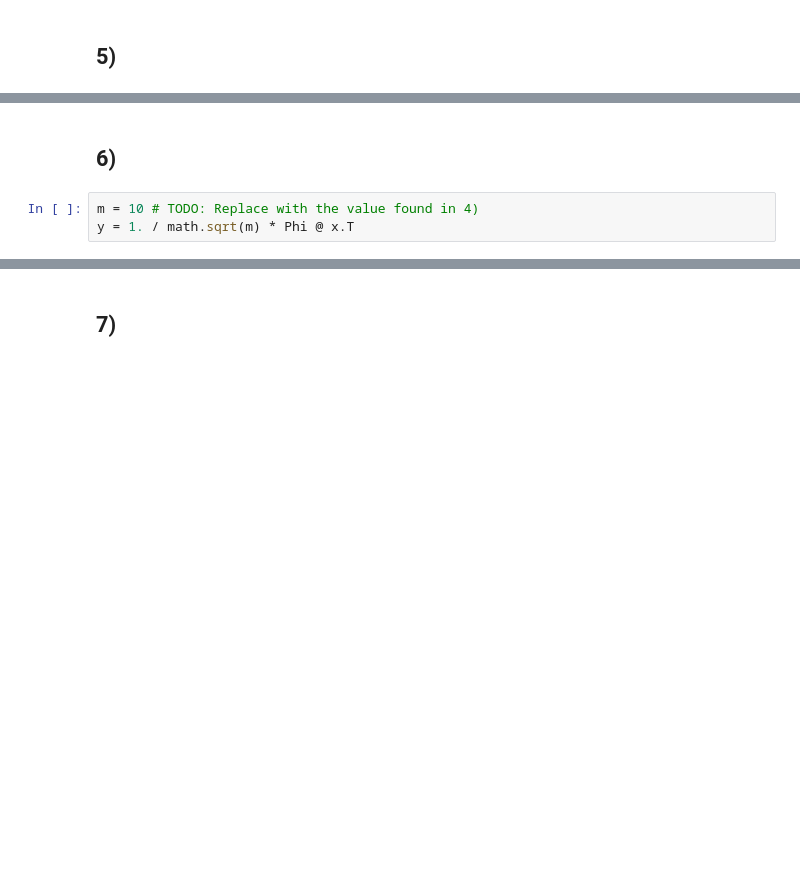
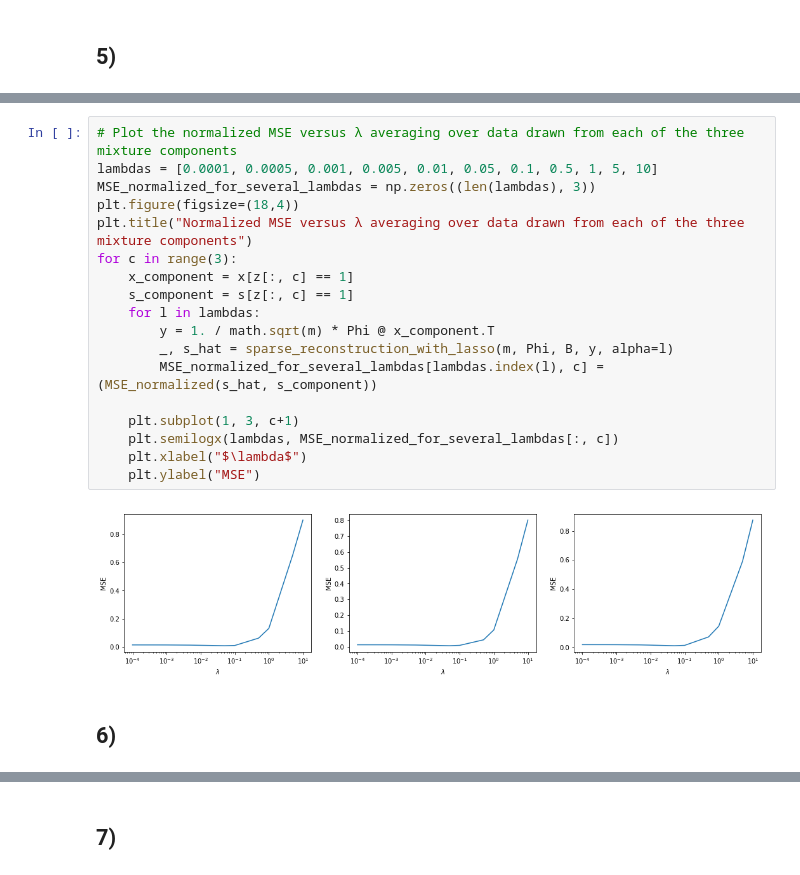
Before and after one commit to kongsgard/machine-learning, a Jupyter notebook: hw5/hw5.ipynb, the cells around one changed output, grey strips where cells are left out. Saved outputs shown, nothing was run; the diff lists cells and outputs as text; blank space fills up the shorter version.

```diff
--- a/hw5/hw5.ipynb
+++ b/hw5/hw5.ipynb
@@ -319,5 +350,22 @@ print(MSE_normalized)
+# %%
+# Plot the normalized MSE versus λ averaging over data drawn from each of the three mixture components
+lambdas = [0.0001, 0.0005, 0.001, 0.005, 0.01, 0.05, 0.1, 0.5, 1, 5, 10]
+MSE_normalized_for_several_lambdas = np.zeros((len(lambdas), 3))
+plt.figure(figsize=(18,4))
+plt.title("Normalized MSE versus λ averaging over data drawn from each of the three mixture components")
+for c in range(3):
+    x_component = x[z[:, c] == 1]
+    s_component = s[z[:, c] == 1]
+    for l in lambdas:
+        y = 1. / math.sqrt(m) * Phi @ x_component.T
+        _, s_hat = sparse_reconstruction_with_lasso(m, Phi, B, y, alpha=l)
+        MSE_normalized_for_several_lambdas[lambdas.index(l), c] = (MSE_normalized(s_hat, s_component))
+
+    plt.subplot(1, 3, c+1)
+    plt.semilogx(lambdas, MSE_normalized_for_several_lambdas[:, c])
+    plt.xlabel("$\lambda$")
+    plt.ylabel("MSE")
+# %% [output]
+[figure, added]
 # %% [markdown]
 ## 6)
-# %%
-m = 10 # TODO: Replace with the value found in 4)
-y = 1. / math.sqrt(m) * Phi @ x.T
```
Also changed, not shown: parts of 11 cells of this notebook.
